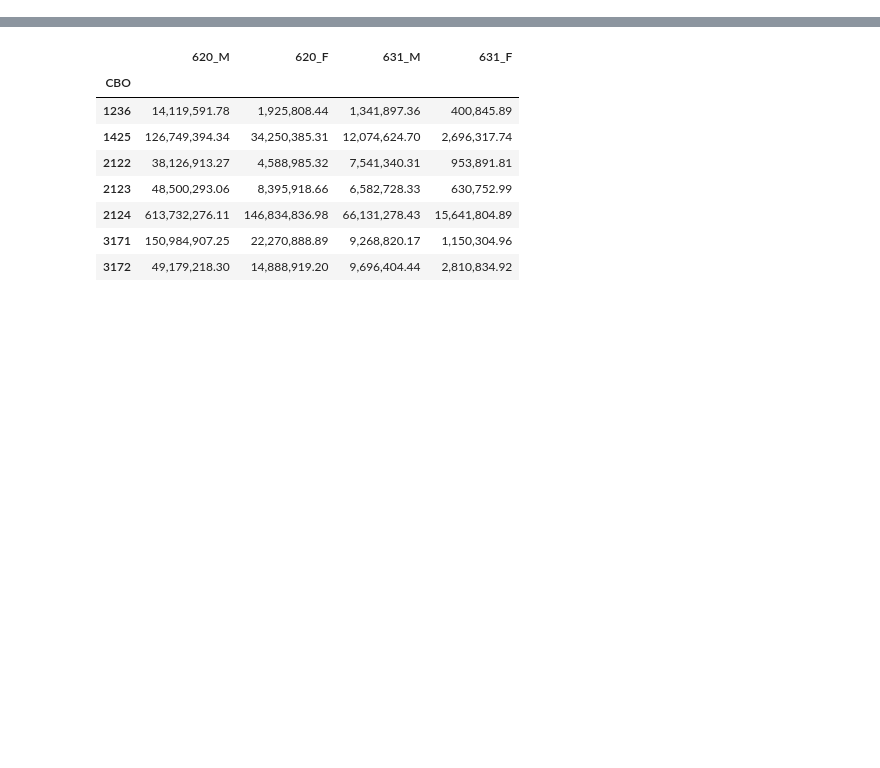
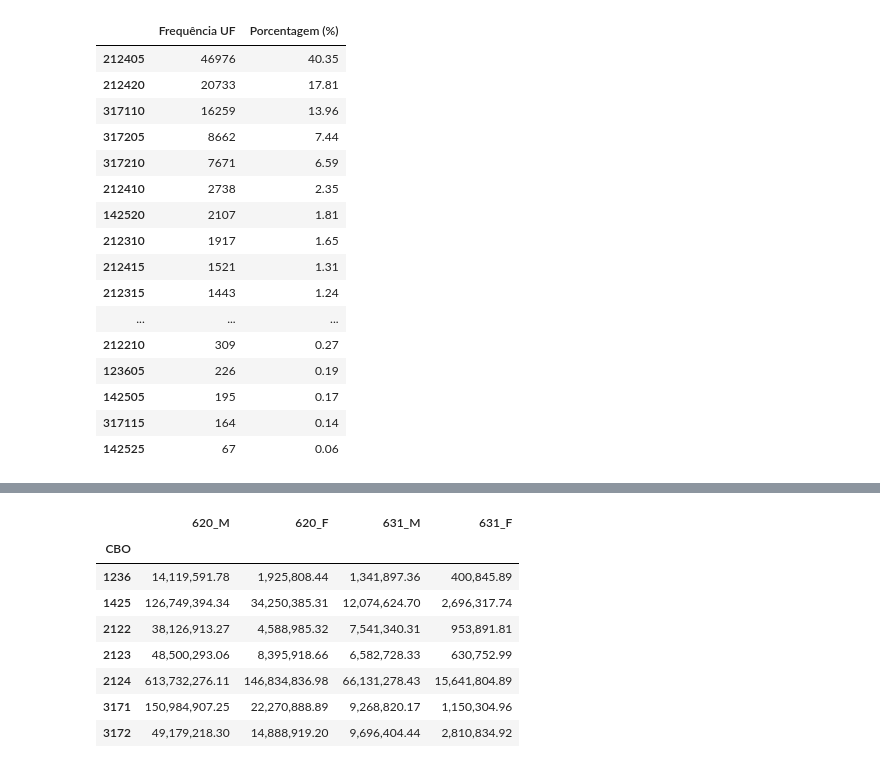
Before and after one commit to yohannmax/ic_fatec_dif_salarial_ti, a Jupyter notebook: notebooks/01-dif_salarial_geral.ipynb, the cells around one changed output, grey strips where cells are left out. Saved outputs shown, nothing was run; the diff lists cells and outputs as text; code cells hidden in the pictures; blank space fills up the shorter version.

```diff
--- a/notebooks/01-dif_salarial_geral.ipynb
+++ b/notebooks/01-dif_salarial_geral.ipynb
@@ -5,0 +71,29 @@ pd.options.display.float_format = "{:,.2f}".format
+# %%
+# Demonstração dos dados por CBO:
+
+frequencia_CBO = RAIS_2019.CBO.value_counts()
+percentual_CBO = RAIS_2019.CBO.value_counts(normalize = True) * 100
+
+dist_freq_CBO = pd.DataFrame(
+    {'Frequência UF': frequencia_CBO, 'Porcentagem (%)': percentual_CBO}
+)
+
+dist_freq_CBO
+# %% [output]
+|  | Frequência UF | Porcentagem (%) |
+| 212405 | 46976 | 40.35 |
+| 212420 | 20733 | 17.81 |
+| 317110 | 16259 | 13.96 |
+| 317205 | 8662 | 7.44 |
+| 317210 | 7671 | 6.59 |
+| 212410 | 2738 | 2.35 |
+| 142520 | 2107 | 1.81 |
+| 212310 | 1917 | 1.65 |
+| 212415 | 1521 | 1.31 |
+| 212315 | 1443 | 1.24 |
+| ... | ... | ... |
+| 212210 | 309 | 0.27 |
+| 123605 | 226 | 0.19 |
+| 142505 | 195 | 0.17 |
+| 317115 | 164 | 0.14 |
+| 142525 | 67 | 0.06 |
```
Also changed, not shown: parts of 11 cells of this notebook, 2 other files.
